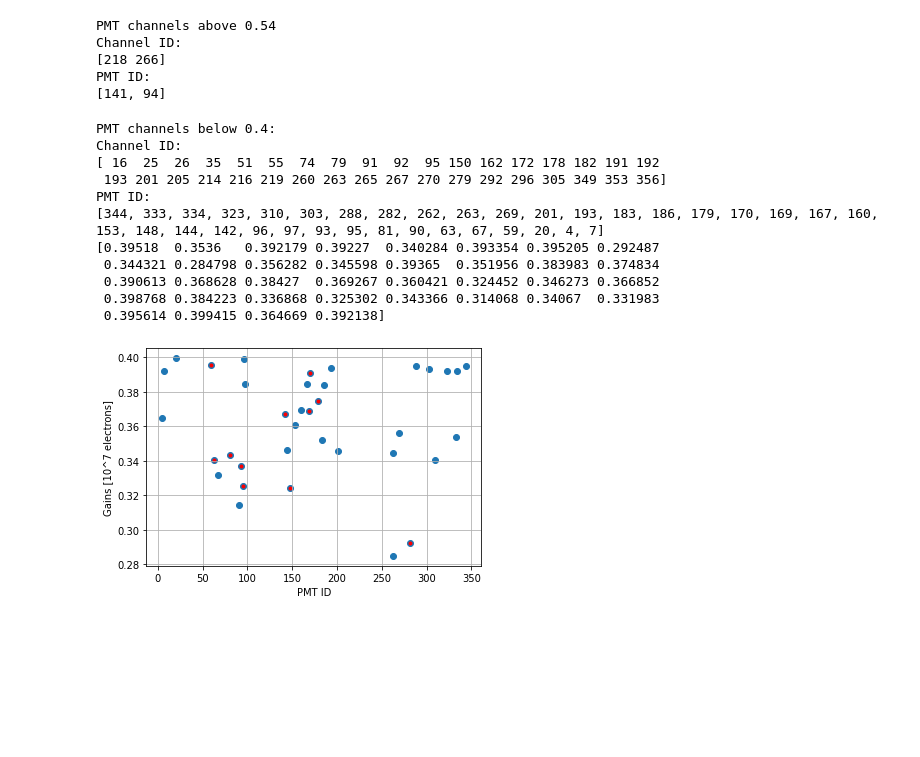
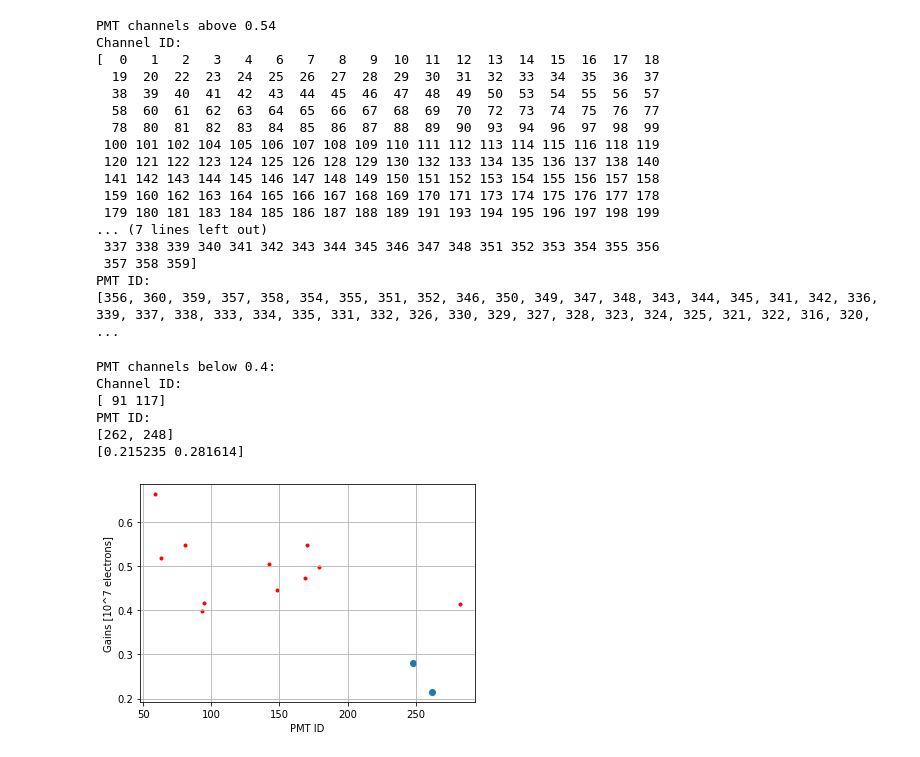
Before and after one commit to mvicenzi/pmt-calibration, a Jupyter notebook: analyze_runs/python/Test_fit.ipynb, the cells around one changed output. Saved outputs shown, nothing was run; the diff lists cells and outputs as text; code cells hidden in the pictures; blank space fills up the shorter version.

```diff
--- a/analyze_runs/python/Test_fit.ipynb
+++ b/analyze_runs/python/Test_fit.ipynb
@@ -40,6 +50,6 @@ plt.grid()
 # %%
 ch_high = data.loc[ data["q"] > 0.54, "pmt"]
-ch_low = data.loc[ data["q"] < 0.4, "pmt"]
+ch_low = data.loc[ data["q"] < 0.3, "pmt"]
 
 print("PMT channels above 0.54")
 pmt_high = channel_to_PMTid(ch_high)
@@ -50,35 +60,42 @@ print( pmt_high )
 # %% [output]
 PMT channels above 0.54
 Channel ID:
-[218 266]
+[  0   1   2   3   4   6   7   8   9  10  11  12  13  14  15  16  17  18
+  19  20  22  23  24  25  26  27  28  29  30  31  32  33  34  35  36  37
+  38  39  40  41  42  43  44  45  46  47  48  49  50  53  54  55  56  57
+  58  60  61  62  63  64  65  66  67  68  69  70  72  73  74  75  76  77
+  78  80  81  82  83  84  85  86  87  88  89  90  93  94  96  97  98  99
+ 100 101 102 104 105 106 107 108 109 110 111 112 113 114 115 116 118 119
+ 120 121 122 123 124 125 126 128 129 130 132 133 134 135 136 137 138 140
+ 141 142 143 144 145 146 147 148 149 150 151 152 153 154 155 156 157 158
+ 159 160 162 163 164 165 166 167 168 169 170 171 173 174 175 176 177 178
+ 179 180 181 183 184 185 186 187 188 189 191 193 194 195 196 197 198 199
+... (7 lines left out)
+ 337 338 339 340 341 342 343 344 345 346 347 348 351 352 353 354 355 356
+ 357 358 359]
 PMT ID:
-[141, 94]
+[356, 360, 359, 357, 358, 354, 355, 351, 352, 346, 350, 349, 347, 348, 343, 344, 345, 341, 342, 336, 339, 337, 338, 333, 334, 335, 331, 332, 326, 330, 329, 327, 328, 323, 324, 325, 321, 322, 316, 320, ...
 # %%
 print("PMT channels below 0.4:" )
 pmt_low = channel_to_PMTid(ch_low)
 print("Channel ID:")
 print( ch_low.to_numpy() )
 print("PMT ID:")
 print( pmt_low )
 
-q_low = data.loc [ data["q"] < 0.4, "q"]
+q_low = data.loc [ data["q"] < 0.3, "q"]
 plt.scatter(pmt_low,q_low,marker="o")
 plt.scatter(channel_to_PMTid(drift_data["pmt"].to_numpy()),drift_data["q"].to_numpy(),marker=".",color="red")
 plt.xlabel("PMT ID")
 plt.ylabel("Gains [10^7 electrons]")
 plt.grid()
 
 print( q_low.to_numpy())
 # %% [output]
 PMT channels below 0.4:
 Channel ID:
-[ 16  25  26  35  51  55  74  79  91  92  95 150 162 172 178 182 191 192
- 193 201 205 214 216 219 260 263 265 267 270 279 292 296 305 349 353 356]
+[ 91 117]
 PMT ID:
-[344, 333, 334, 323, 310, 303, 288, 282, 262, 263, 269, 201, 193, 183, 186, 179, 170, 169, 167, 160, 153, 148, 144, 142, 96, 97, 93, 95, 81, 90, 63, 67, 59, 20, 4, 7]
-[0.39518  0.3536   0.392179 0.39227  0.340284 0.393354 0.395205 0.292487
- 0.344321 0.284798 0.356282 0.345598 0.39365  0.351956 0.383983 0.374834
- 0.390613 0.368628 0.38427  0.369267 0.360421 0.324452 0.346273 0.366852
- 0.398768 0.384223 0.336868 0.325302 0.343366 0.314068 0.34067  0.331983
- 0.395614 0.399415 0.364669 0.392138]
+[262, 248]
+[0.215235 0.281614]
-[figure, old version]
+[figure, new version]
```
Also changed, not shown: parts of 3 cells of this notebook, 2 other files.
